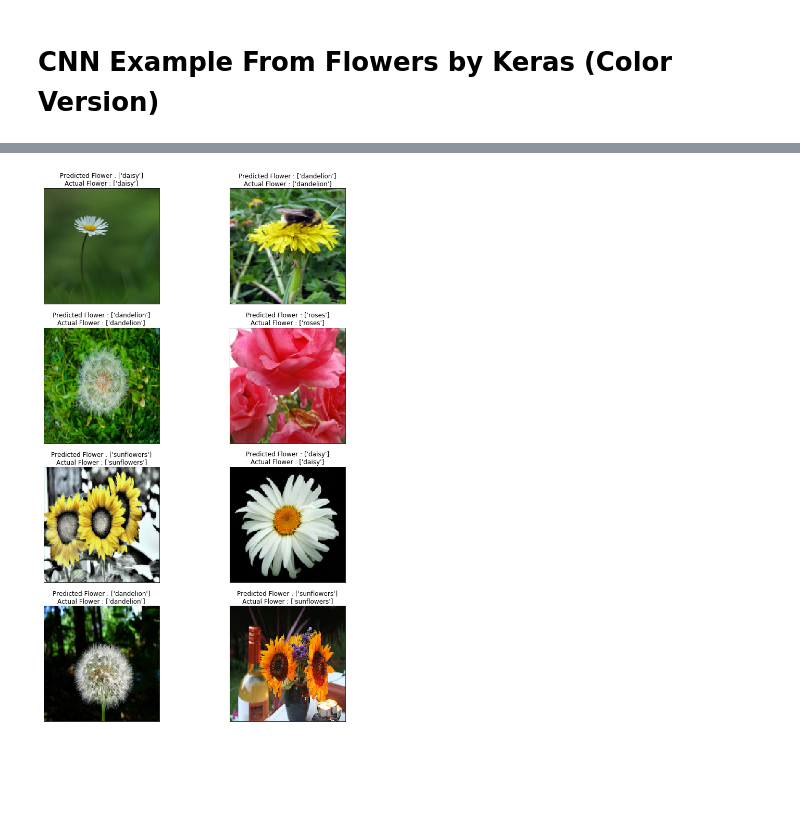
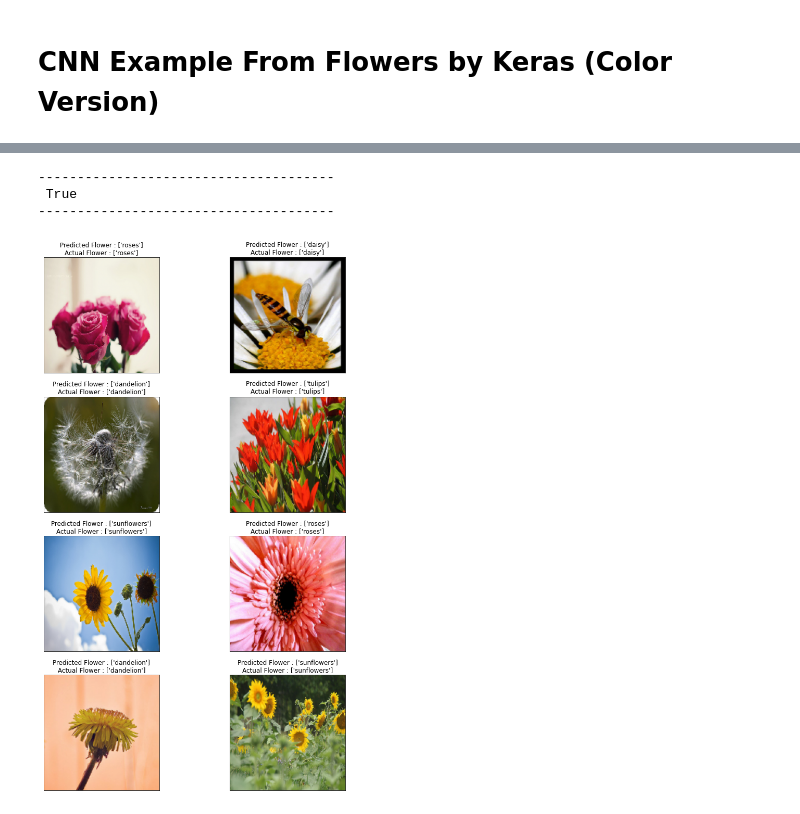
Before and after one commit to Finfra/AI_Vision, a Jupyter notebook: 4.CV_DeepLearning_Job/cnnKerasFlowers2.ipynb, the cells around one changed output, grey strips where cells are left out. Cells and saved outputs as stored; diff of their text form; code cells hidden in the pictures; blank space fills up the shorter version.

```diff
--- a/4.CV_DeepLearning_Job/cnnKerasFlowers2.ipynb
+++ b/4.CV_DeepLearning_Job/cnnKerasFlowers2.ipynb
@@ -250,23 +296,33 @@ for i in range(len(test_labels)):
 # %%
 
-warnings.filterwarnings('always')
-warnings.filterwarnings('ignore')
+if len(prop_class)<8:
+  print("True Prediction is lower then 8")
+else:
 
-count=0
-fig,ax=plt.subplots(4,2)
-fig.set_size_inches(15,15)
-for i in range (4):
-    for j in range (2):
-        img=test_images[prop_class[count]]
-        ax[i,j].imshow(img)
-        ax[i,j].set_title("Predicted Flower : "+str(le.inverse_transform([pred_digits     [prop_class[count      ]]]))+"\n"+ \
-                          "Actual Flower : "   +str(le.inverse_transform([np.argmax(test_labels[prop_class[count      ]])]))    \
-                         )
-        ax[i,j].set_xticks([])
-        ax[i,j].set_yticks([])
+  print('--------------------------------------')
+  print(' True ')
+  print('--------------------------------------')
+  warnings.filterwarnings('always')
+  warnings.filterwarnings('ignore')
 
-        plt.tight_layout()
-        count+=1
+  count=0
+  fig,ax=plt.subplots(4,2)
+  fig.set_size_inches(15,15)
+  for i in range (4):
+      for j in range (2):
+          img=test_images[prop_class[count]]
+          ax[i,j].imshow(img)
+          ax[i,j].set_title("Predicted Flower : "+str(le.inverse_transform([pred_digits     [prop_class[count      ]]]))+"\n"+ \
+                            "Actual Flower : "   +str(le.inverse_transform([np.argmax(test_labels[prop_class[count      ]])]))    \
+                          )
+          ax[i,j].set_xticks([])
+          ax[i,j].set_yticks([])
+
+          plt.tight_layout()
+          count+=1
 # %% [output]
+--------------------------------------
+ True
+--------------------------------------
-[figure, old version]
+[figure, new version]
 # %%
```
Also changed, not shown: parts of 13 cells of this notebook, 3 other files.
